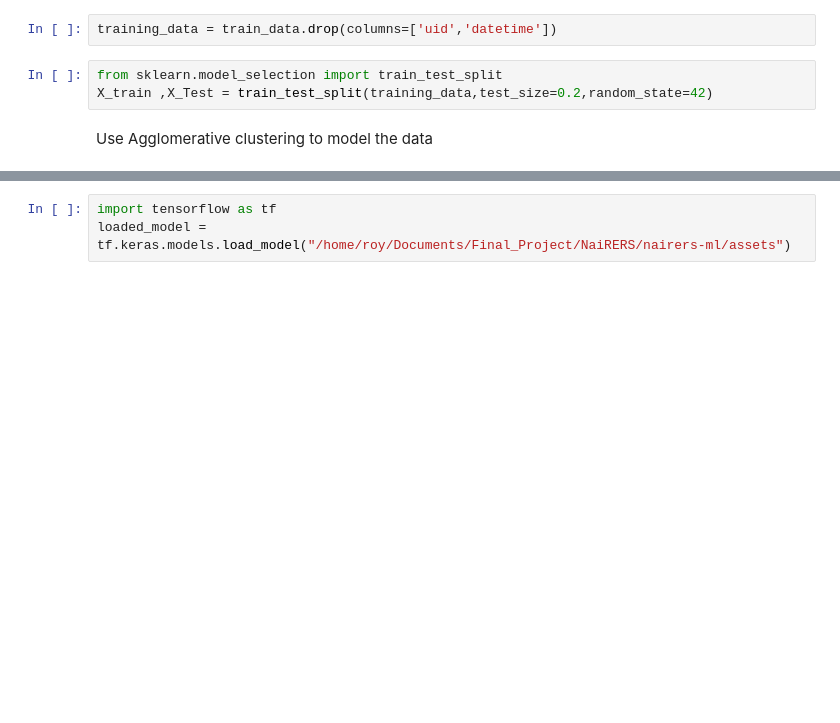
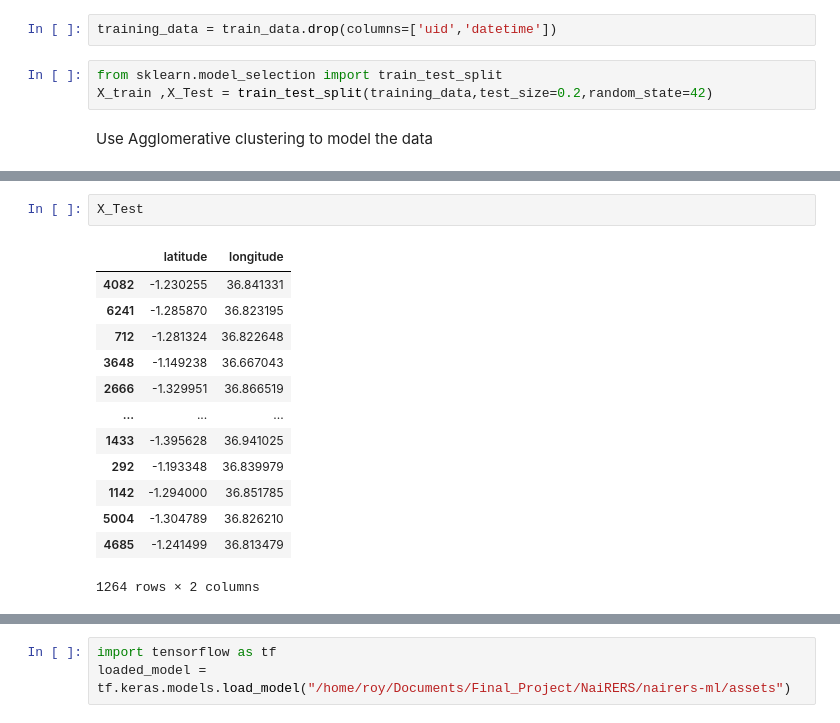
Before and after one commit to Roy-de/NaiRERS, a Jupyter notebook: nairers-ml/ambulance perambulation.ipynb, the cells around one changed output, grey strips where cells are left out. Drawn from its saved outputs; the diff is of its cells as text; blank space fills up the shorter version.

```diff
--- a/nairers-ml/ambulance perambulation.ipynb
+++ b/nairers-ml/ambulance perambulation.ipynb
@@ -196 +220,17 @@ array([[-1.2539814, 36.81658  ],
+# %%
+X_Test
+# %% [output]
+|  | latitude | longitude |
+| 4082 | -1.230255 | 36.841331 |
+| 6241 | -1.285870 | 36.823195 |
+| 712 | -1.281324 | 36.822648 |
+| 3648 | -1.149238 | 36.667043 |
+| 2666 | -1.329951 | 36.866519 |
+| ... | ... | ... |
+| 1433 | -1.395628 | 36.941025 |
+| 292 | -1.193348 | 36.839979 |
+| 1142 | -1.294000 | 36.851785 |
+| 5004 | -1.304789 | 36.826210 |
+| 4685 | -1.241499 | 36.813479 |
+1264 rows × 2 columns
 # %%
```
Also changed, not shown: parts of 18 cells of this notebook, 15 other files.
